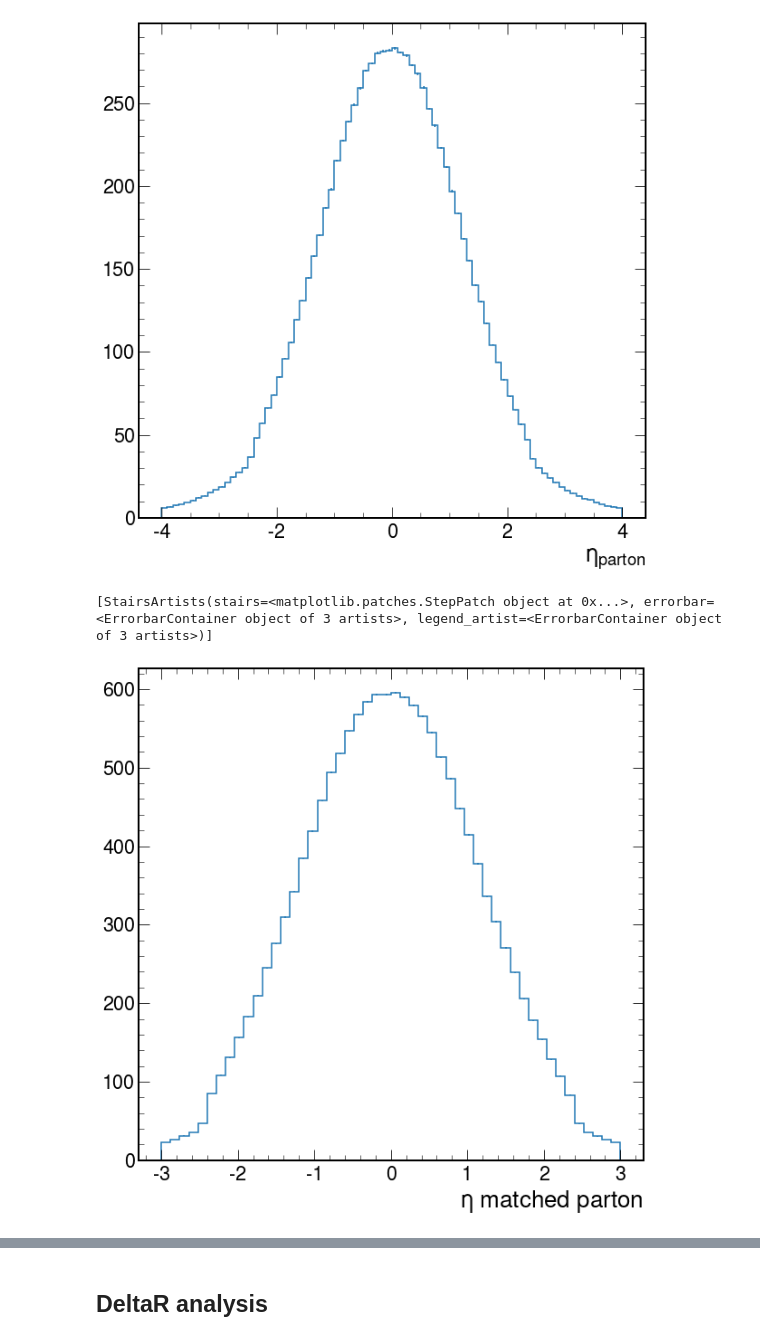
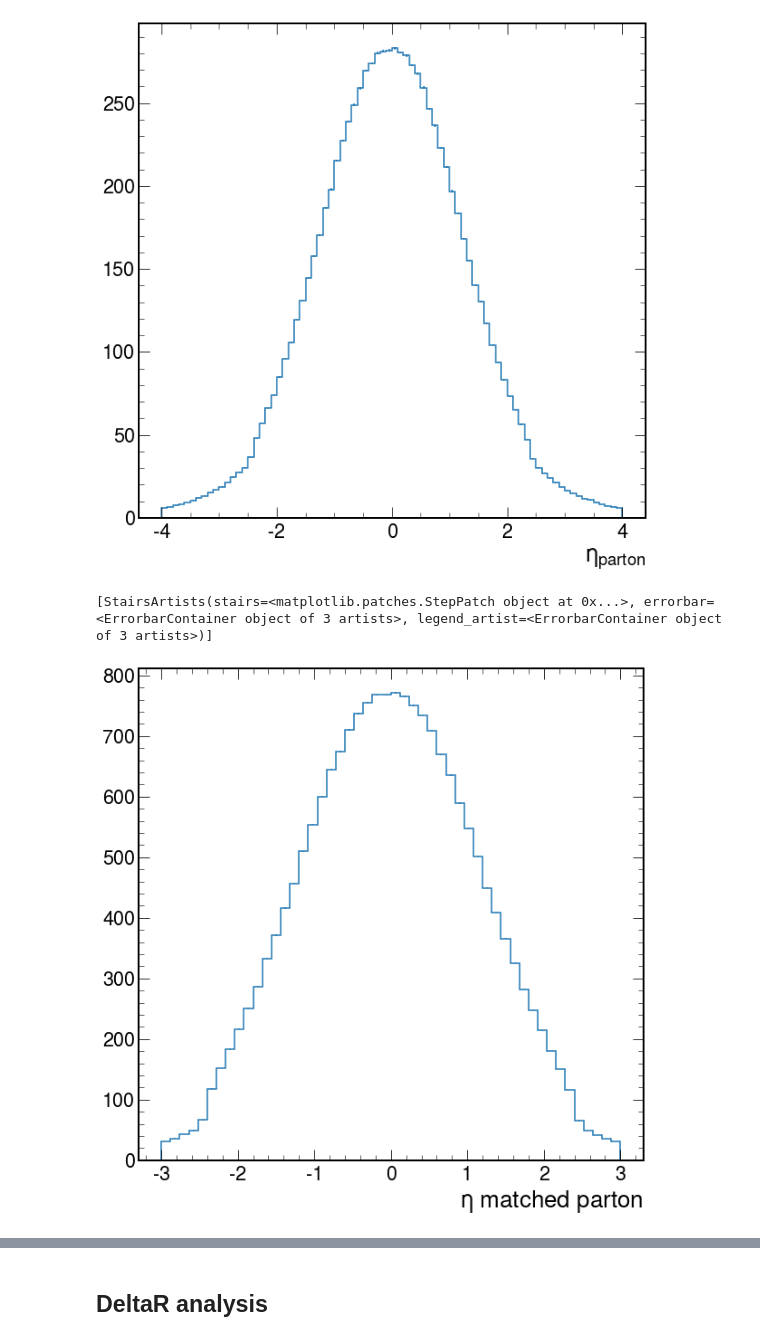
Before and after one commit to PocketCoffea/PocketCoffea, a Jupyter notebook: notebooks/plotting/PartonMatchingEfficiency.ipynb, the cells around one changed output, grey strips where cells are left out. Saved outputs shown, nothing was run; the diff lists cells and outputs as text; code cells hidden in the pictures.

```diff
--- a/notebooks/plotting/PartonMatchingEfficiency.ipynb
+++ b/notebooks/plotting/PartonMatchingEfficiency.ipynb
@@ -14,7 +14,7 @@ import pandas as pd
 from pprint import pprint
 hep.style.use(hep.style.ROOT)
 # %%
-filename1 = "/work/dvalsecc/ttHbb/PocketCoffea/output/parton_matching_dR02_v07/output.coffea"
+filename1 = "/work/dvalsecc/ttHbb/PocketCoffea/output/parton_matching_dR03_v08/output.coffea"
 filename2 = "/work/dvalsecc/ttHbb/PocketCoffea/output/parton_matching_dataset_v1/output.coffea"
 output1 = load(filename1)
 output2 = load(filename2)
@@ -59,8 +70,8 @@ hep.histplot(np['ttHTobb', '4j','2018',:])
 [StairsArtists(stairs=<matplotlib.patches.StepPatch object at 0x...>, errorbar=<ErrorbarContainer object of 3 artists>, legend_artist=<ErrorbarContainer object of 3 artists>)]
 [figure]
 # %%
-np = output["hist_partonmatched_eta"].to_hist()
+np = output1["hist_partonmatched_eta"].to_hist()
 hep.histplot(np['ttHTobb', '4j','2018',:])
 # %% [output]
 [StairsArtists(stairs=<matplotlib.patches.StepPatch object at 0x...>, errorbar=<ErrorbarContainer object of 3 artists>, legend_artist=<ErrorbarContainer object of 3 artists>)]
-[figure, old version]
+[figure, new version]
```
Also changed, not shown: parts of 25 cells of this notebook, 5 other files.
